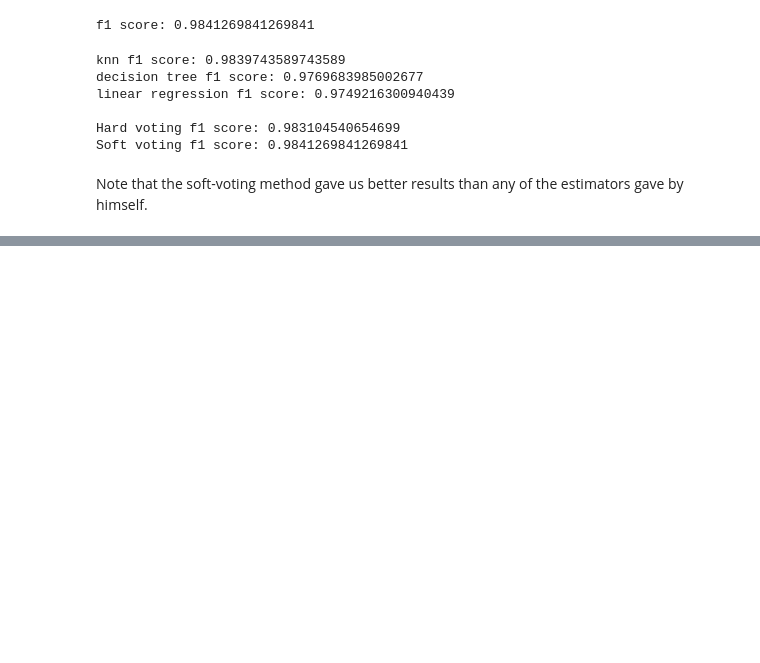
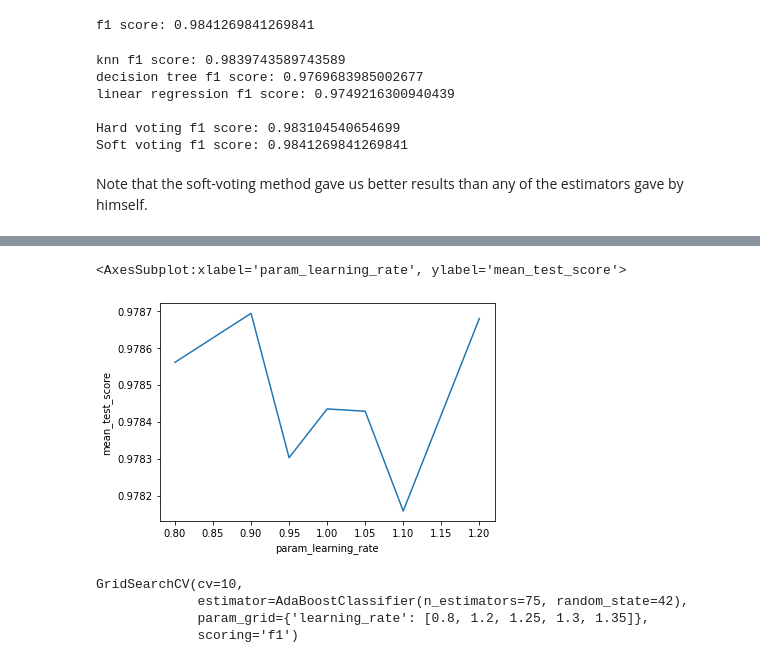
Before and after one commit to oridarshan/data-visualization-project, a Jupyter notebook: Classification notebook.ipynb, the cells around one changed output, grey strips where cells are left out. Cells and saved outputs as stored; diff of their text form; code cells hidden in the pictures; blank space fills up the shorter version.

Commit message:
ada_boost classifier

```diff
--- a/Classification notebook.ipynb
+++ b/Classification notebook.ipynb
@@ -529,0 +532,6 @@ Note that the soft-voting method gave us better results than any of the estimato
+# %%
+from sklearn.ensemble import AdaBoostClassifier
+abc = AdaBoostClassifier(n_estimators=75, random_state=42)
+learning_rates={'learning_rate':[0.8,0.9,0.95,1,1.05,1.1,1.2]}
+grid = GridSearchCV(abc, learning_rates, cv=10, scoring='f1')
+grid.fit(X_train,y_train)
@@ -529,0 +554,15 @@ Note that the soft-voting method gave us better results than any of the estimato
+# %%
+learning_rate_eval=pd.DataFrame(grid.cv_results_)[['param_learning_rate','mean_test_score']]
+sns.lineplot(data=learning_rate_eval,x='param_learning_rate',y='mean_test_score')
+# %% [output]
+<AxesSubplot:xlabel='param_learning_rate', ylabel='mean_test_score'>
+[figure, added]
+# %%
+learning_rates={'learning_rate':[0.8,1.2,1.25,1.3,1.35]}
+grid = GridSearchCV(abc, learning_rates, cv=10, scoring='f1')
+grid.fit(X_train,y_train)
+# %% [output]
+GridSearchCV(cv=10,
+             estimator=AdaBoostClassifier(n_estimators=75, random_state=42),
+             param_grid={'learning_rate': [0.8, 1.2, 1.25, 1.3, 1.35]},
+             scoring='f1')
```
Also changed, not shown: parts of 10 cells of this notebook.
